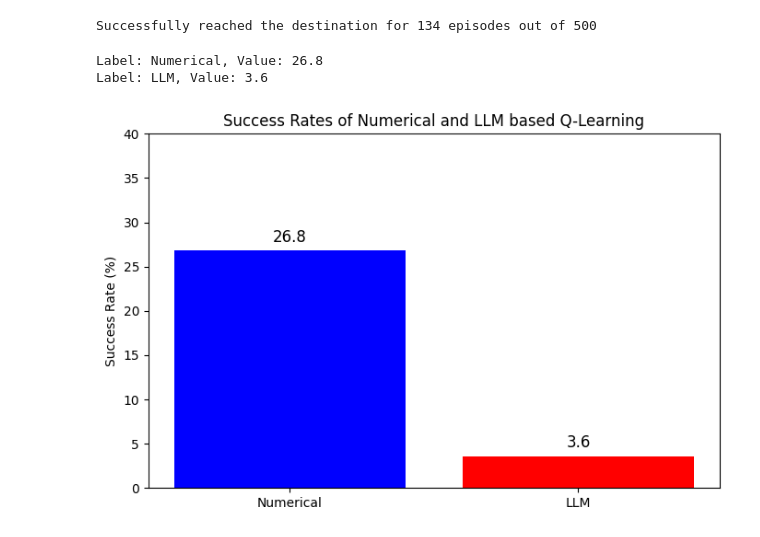
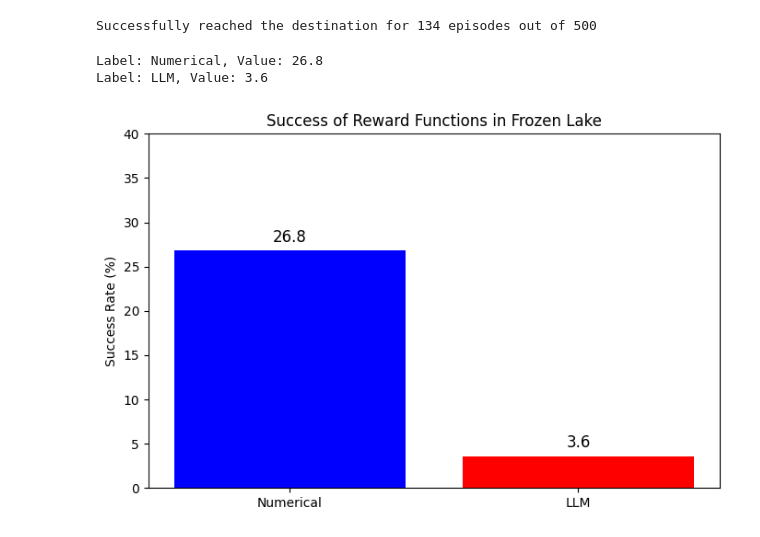
Before and after one commit to lost-particles/echoLLM, a Jupyter notebook: Agent_Visualizer.ipynb, the cells around one changed output. Drawn from its saved outputs; the diff is of its cells as text; code cells hidden in the pictures.

Commit message:
update graph

```diff
--- a/Agent_Visualizer.ipynb
+++ b/Agent_Visualizer.ipynb
@@ -474,22 +474,22 @@ Successfully reached the destination for 134 episodes out of 500
 # %%
 # Data for the bar graph
 labels = ['Numerical', 'LLM']
 values = [134 / 5, 18 / 5]
 
 
 # Create the bar graph
 plt.figure(figsize=(8, 5))
 plt.bar(labels, values, color=['blue', 'red'])
-plt.title('Success Rates of Numerical and LLM based Q-Learning')
+plt.title('Success of Reward Functions in Frozen Lake')
 plt.ylabel('Success Rate (%)')
 plt.ylim(0, 40)
 # Add labels above the bars
 for i, value in enumerate(values):
     print(f"Label: {labels[i]}, Value: {value}")
     plt.text(i, value + 1, f'{value:.1f}', ha='center', fontsize=12)
 
 plt.show()
 # %% [output]
 Label: Numerical, Value: 26.8
 Label: LLM, Value: 3.6
-[figure, old version]
+[figure, new version]
```
Also changed, not shown: 1 other file.
